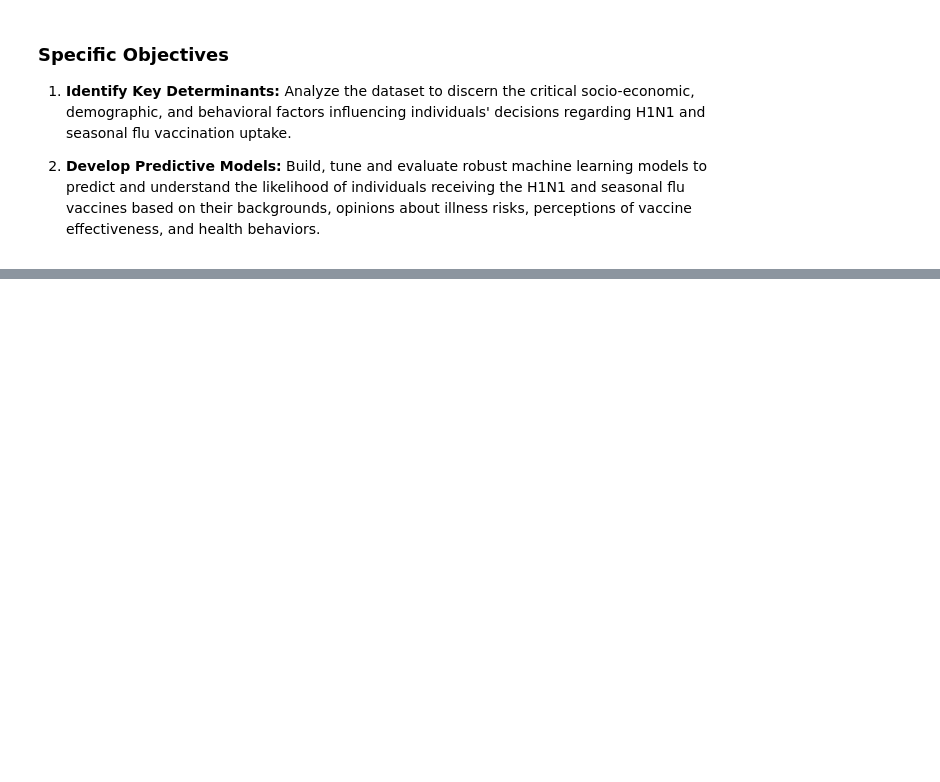
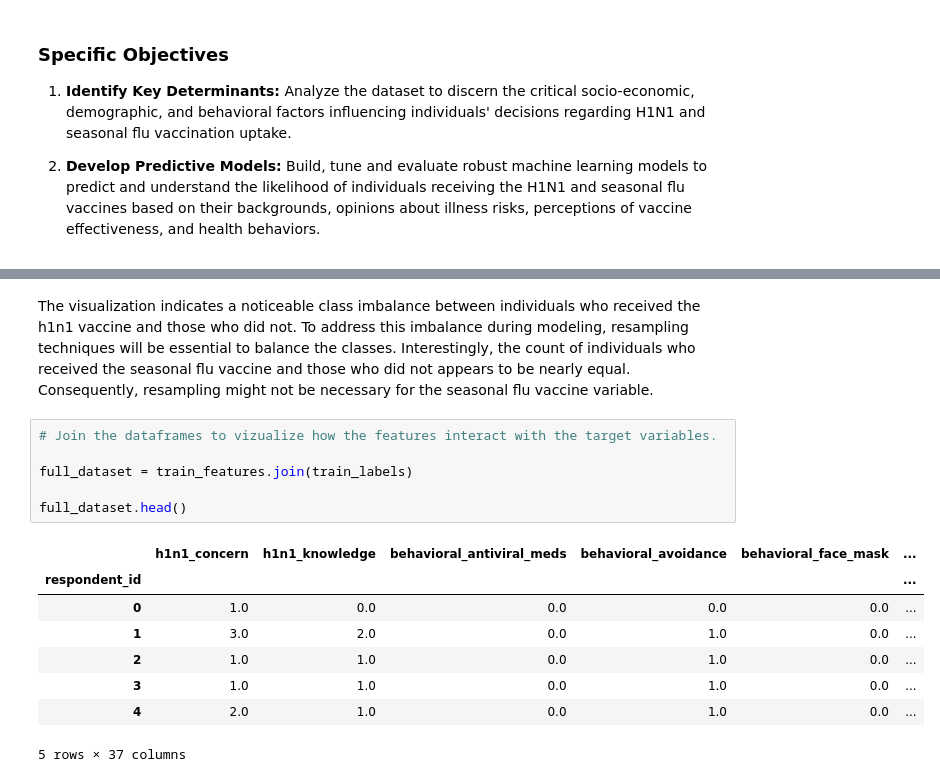
Before and after one commit to lewigi/Machine-Learning-Project-Vaccination-Patterns, a Jupyter notebook: H1N1.ipynb, the cells around one changed output, grey strips where cells are left out. Drawn from its saved outputs; the diff is of its cells as text; blank space fills up the shorter version.

```diff
--- a/H1N1.ipynb
+++ b/H1N1.ipynb
@@ -52,0 +188,17 @@ To leverage the data from the National 2009 H1N1 Flu Survey and employ machine l
+# %% [markdown]
+The visualization indicates a noticeable class imbalance between individuals who received the h1n1 vaccine and those who did not. To address this imbalance during modeling, resampling techniques will be essential to balance the classes. Interestingly, the count of individuals who received the seasonal flu vaccine and those who did not appears to be nearly equal. Consequently, resampling might not be necessary for the seasonal flu vaccine variable.
+# %%
+# Join the dataframes to vizualize how the features interact with the target variables.
+
+full_dataset = train_features.join(train_labels)
+
+full_dataset.head()
+# %% [output]
+|  | h1n1_concern | h1n1_knowledge | behavioral_antiviral_meds | behavioral_avoidance | behavioral_face_mask | ... |
+| respondent_id |  |  |  |  |  | ... |
+| 0 | 1.0 | 0.0 | 0.0 | 0.0 | 0.0 | ... |
+| 1 | 3.0 | 2.0 | 0.0 | 1.0 | 0.0 | ... |
+| 2 | 1.0 | 1.0 | 0.0 | 1.0 | 0.0 | ... |
+| 3 | 1.0 | 1.0 | 0.0 | 1.0 | 0.0 | ... |
+| 4 | 2.0 | 1.0 | 0.0 | 1.0 | 0.0 | ... |
+5 rows × 37 columns
```
Also changed, not shown: parts of 18 cells of this notebook, 1 other file.
